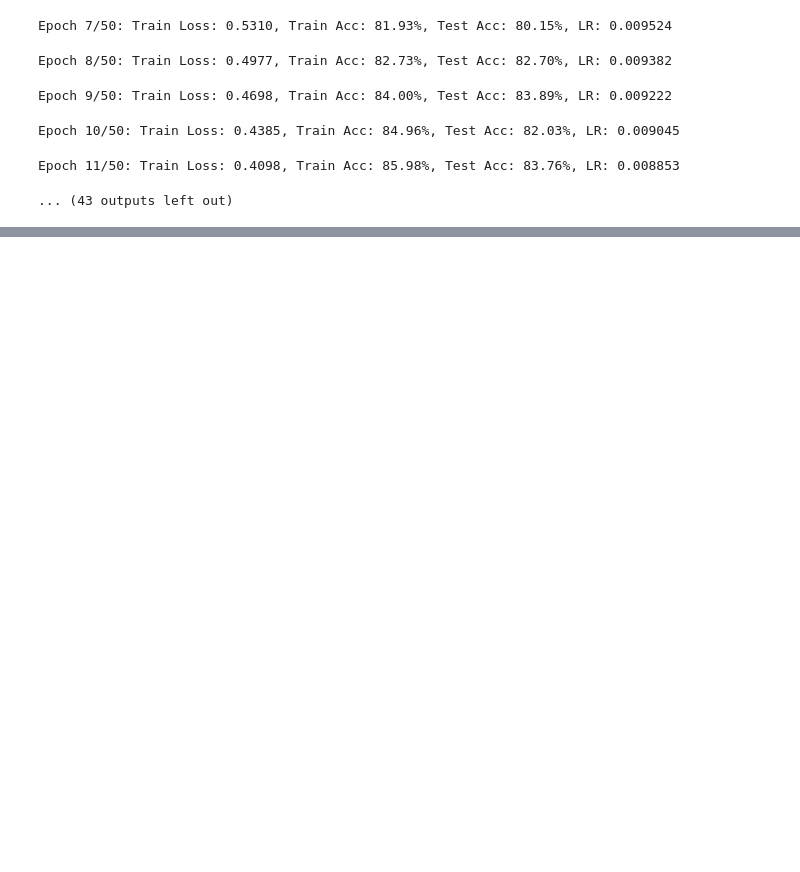
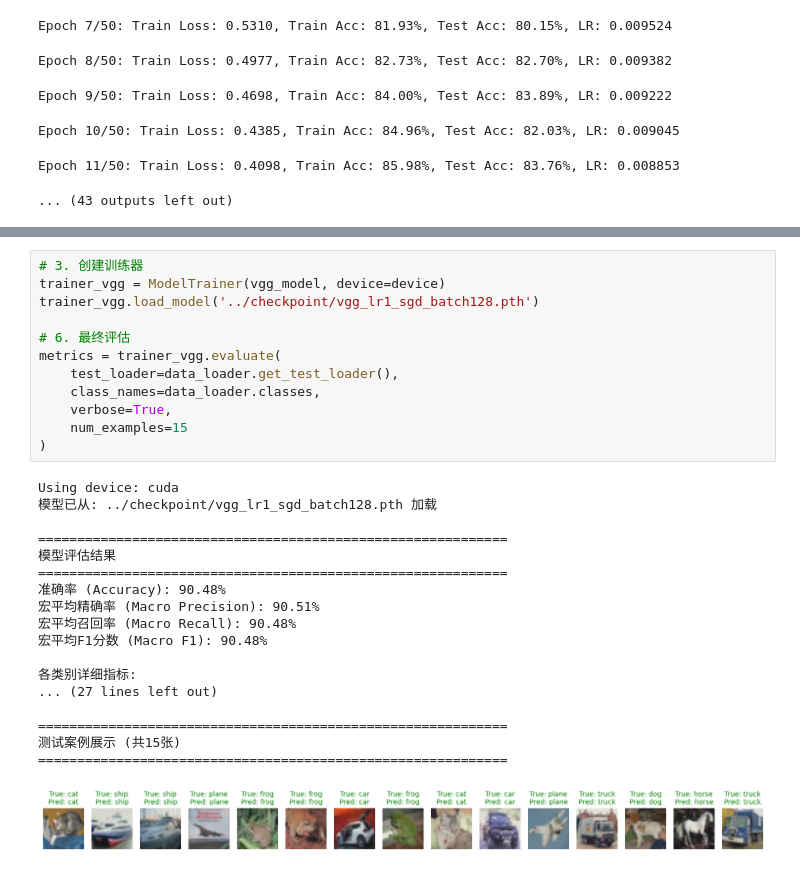
Before and after one commit to mysciz/xjtu-ml-class, a Jupyter notebook: exp/code/ml-exp2-img.ipynb, the cells around one changed output, grey strips where cells are left out. Saved outputs shown, nothing was run; the diff lists cells and outputs as text; blank space fills up the shorter version.

```diff
--- a/exp/code/ml-exp2-img.ipynb
+++ b/exp/code/ml-exp2-img.ipynb
@@ -998,0 +1044,31 @@ Epoch 11/50: Train Loss: 0.4098, Train Acc: 85.98%, Test Acc: 83.76%, LR: 0.0088
+# %%
+# 3. 创建训练器
+trainer_vgg = ModelTrainer(vgg_model, device=device)
+trainer_vgg.load_model('../checkpoint/vgg_lr1_sgd_batch128.pth')
+
+# 6. 最终评估
+metrics = trainer_vgg.evaluate(
+    test_loader=data_loader.get_test_loader(),
+    class_names=data_loader.classes,
+    verbose=True,
+    num_examples=15
+)
+# %% [output]
+Using device: cuda
+模型已从: ../checkpoint/vgg_lr1_sgd_batch128.pth 加载
+
+============================================================
+模型评估结果
+============================================================
+准确率 (Accuracy): 90.48%
+宏平均精确率 (Macro Precision): 90.51%
+宏平均召回率 (Macro Recall): 90.48%
+宏平均F1分数 (Macro F1): 90.48%
+
+各类别详细指标:
+... (27 lines left out)
+
+============================================================
+测试案例展示 (共15张)
+============================================================
+[figure, added]
```
Also changed, not shown: parts of 3 cells of this notebook, 7 other files.
